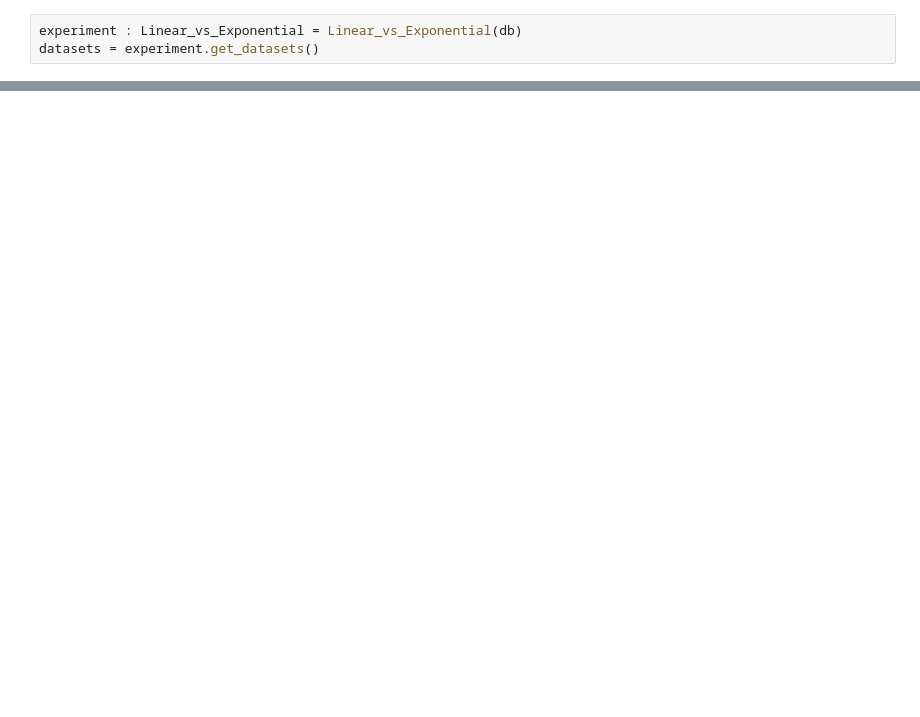
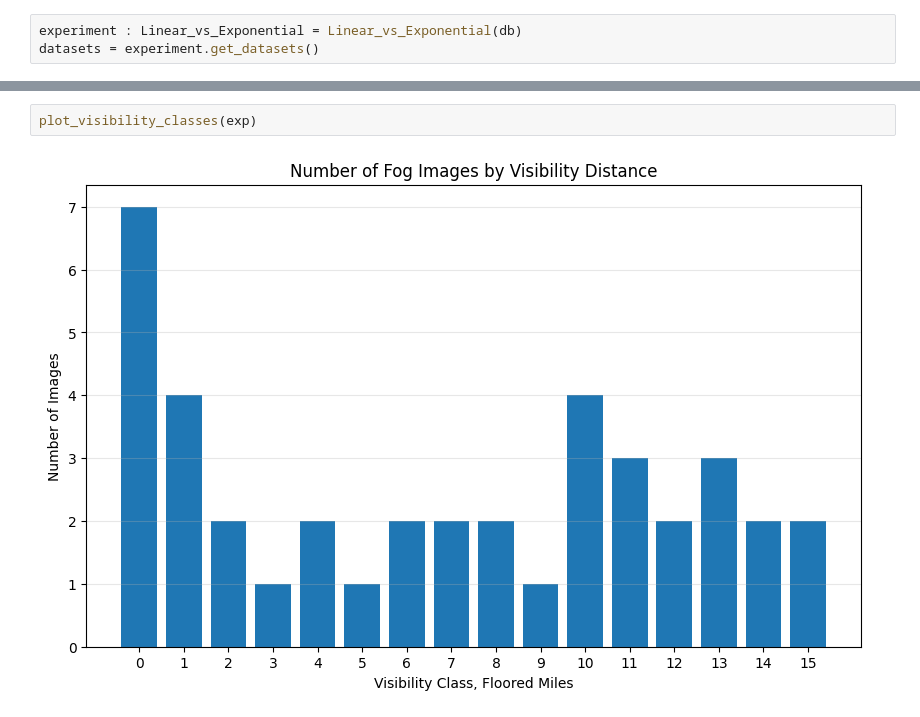
Before and after one commit to JSchpp12/FoggyVision, a Jupyter notebook: notebooks/experiment_setup/Linear_v_Exponential.ipynb, the cells around one changed output, grey strips where cells are left out. Drawn from its saved outputs; the diff is of its cells as text; blank space fills up the shorter version.

```diff
--- a/notebooks/experiment_setup/Linear_v_Exponential.ipynb
+++ b/notebooks/experiment_setup/Linear_v_Exponential.ipynb
@@ -92,0 +190,4 @@ datasets = experiment.get_datasets()
+# %%
+plot_visibility_classes(exp)
+# %% [output]
+[figure, added]
```
Also changed, not shown: parts of 10 cells of this notebook, 1 other file.
